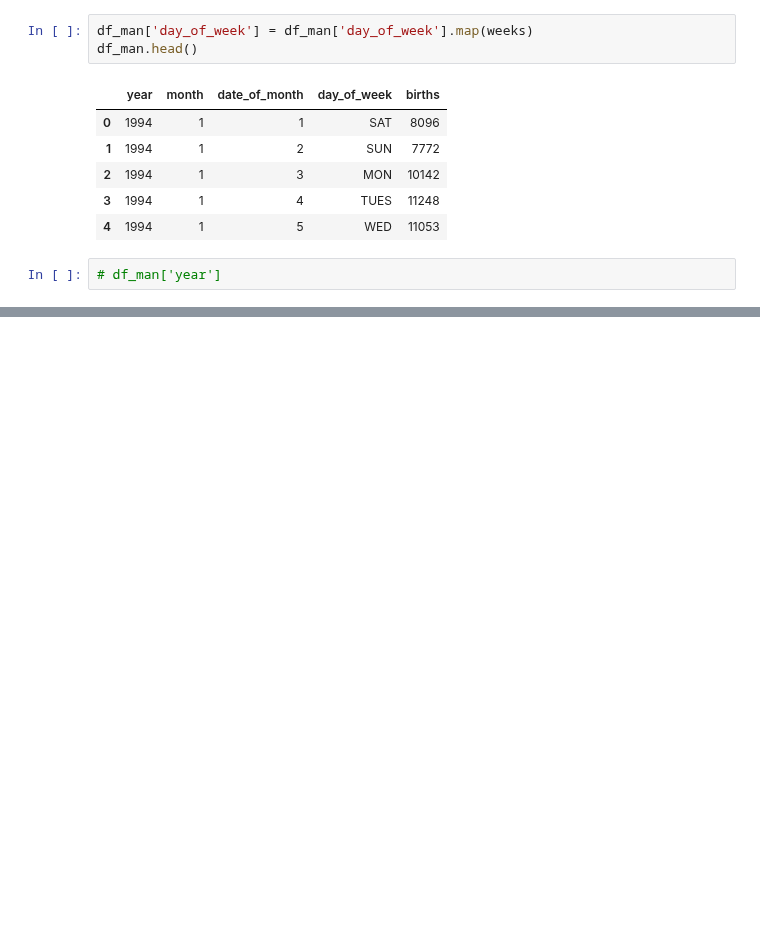
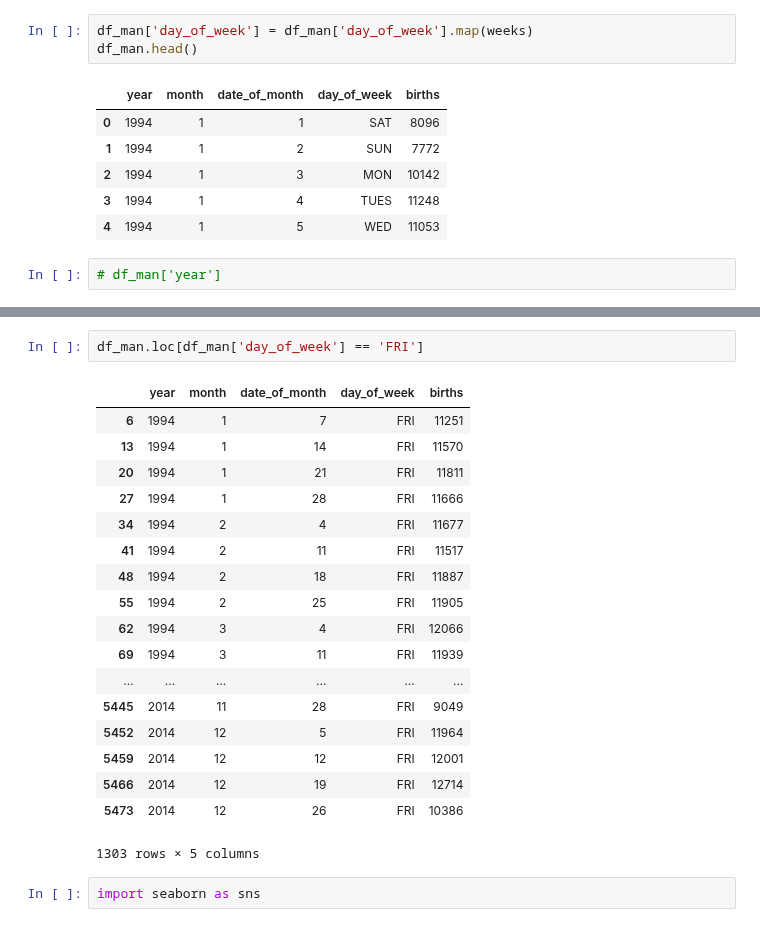
Before and after one commit to Edudeiko/DS-Unit-1-Sprint-2-Data-Wrangling-and-Storytelling, a Jupyter notebook: module3-make-explanatory-visualizations/Evgenii_Dudeiko_DSPT3_123_Make_Explanatory_Visualizations_Assignment.ipynb, the cells around one changed output, grey strips where cells are left out. Cells and saved outputs as stored; diff of their text form; blank space fills up the shorter version.

```diff
--- a/module3-make-explanatory-visualizations/Evgenii_Dudeiko_DSPT3_123_Make_Explanatory_Visualizations_Assignment.ipynb
+++ b/module3-make-explanatory-visualizations/Evgenii_Dudeiko_DSPT3_123_Make_Explanatory_Visualizations_Assignment.ipynb
@@ -453,0 +487,23 @@ df_man.head()
+# %%
+df_man.loc[df_man['day_of_week'] == 'FRI']
+# %% [output]
+|  | year | month | date_of_month | day_of_week | births |
+| 6 | 1994 | 1 | 7 | FRI | 11251 |
+| 13 | 1994 | 1 | 14 | FRI | 11570 |
+| 20 | 1994 | 1 | 21 | FRI | 11811 |
+| 27 | 1994 | 1 | 28 | FRI | 11666 |
+| 34 | 1994 | 2 | 4 | FRI | 11677 |
+| 41 | 1994 | 2 | 11 | FRI | 11517 |
+| 48 | 1994 | 2 | 18 | FRI | 11887 |
+| 55 | 1994 | 2 | 25 | FRI | 11905 |
+| 62 | 1994 | 3 | 4 | FRI | 12066 |
+| 69 | 1994 | 3 | 11 | FRI | 11939 |
+| ... | ... | ... | ... | ... | ... |
+| 5445 | 2014 | 11 | 28 | FRI | 9049 |
+| 5452 | 2014 | 12 | 5 | FRI | 11964 |
+| 5459 | 2014 | 12 | 12 | FRI | 12001 |
+| 5466 | 2014 | 12 | 19 | FRI | 12714 |
+| 5473 | 2014 | 12 | 26 | FRI | 10386 |
+1303 rows × 5 columns
+# %%
+import seaborn as sns
```
Also changed, not shown: parts of 8 cells of this notebook.
